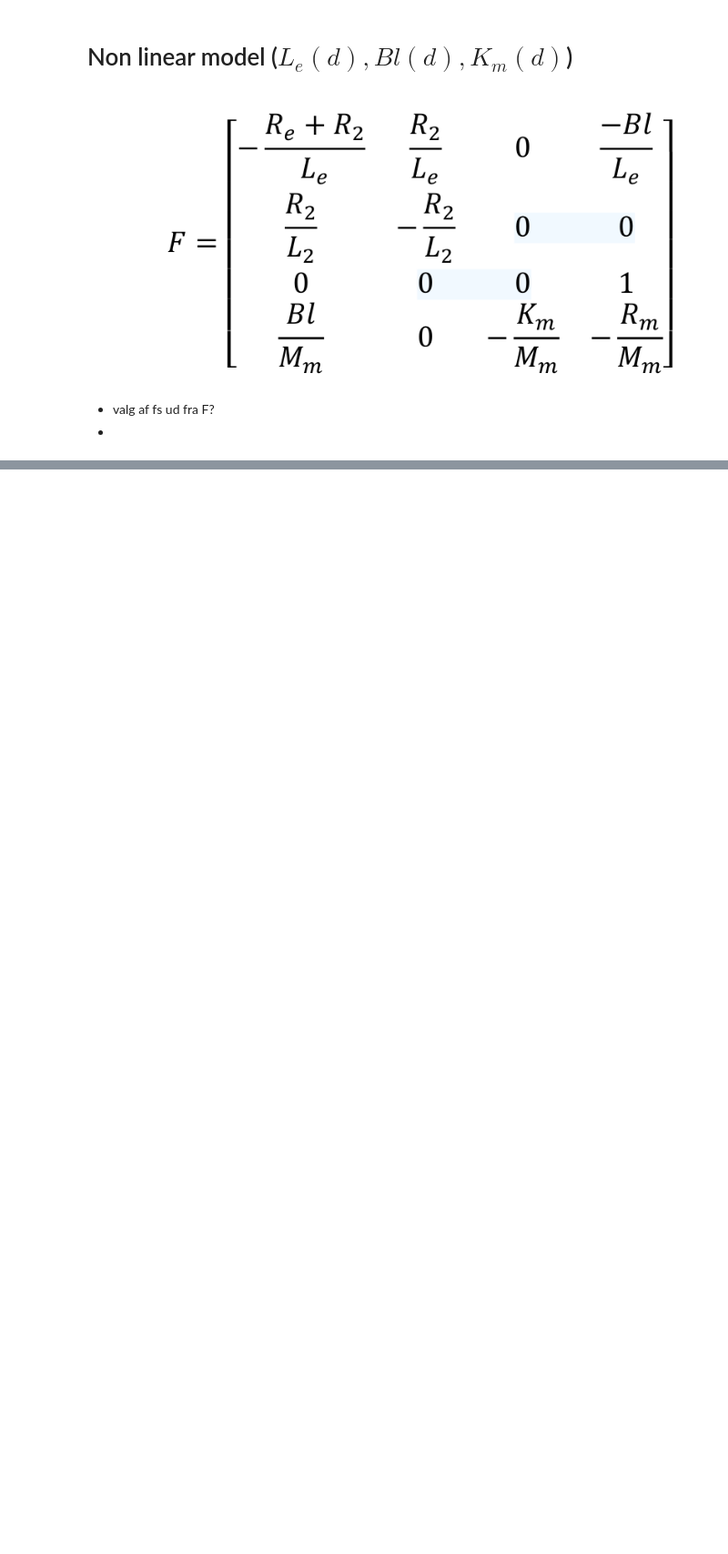
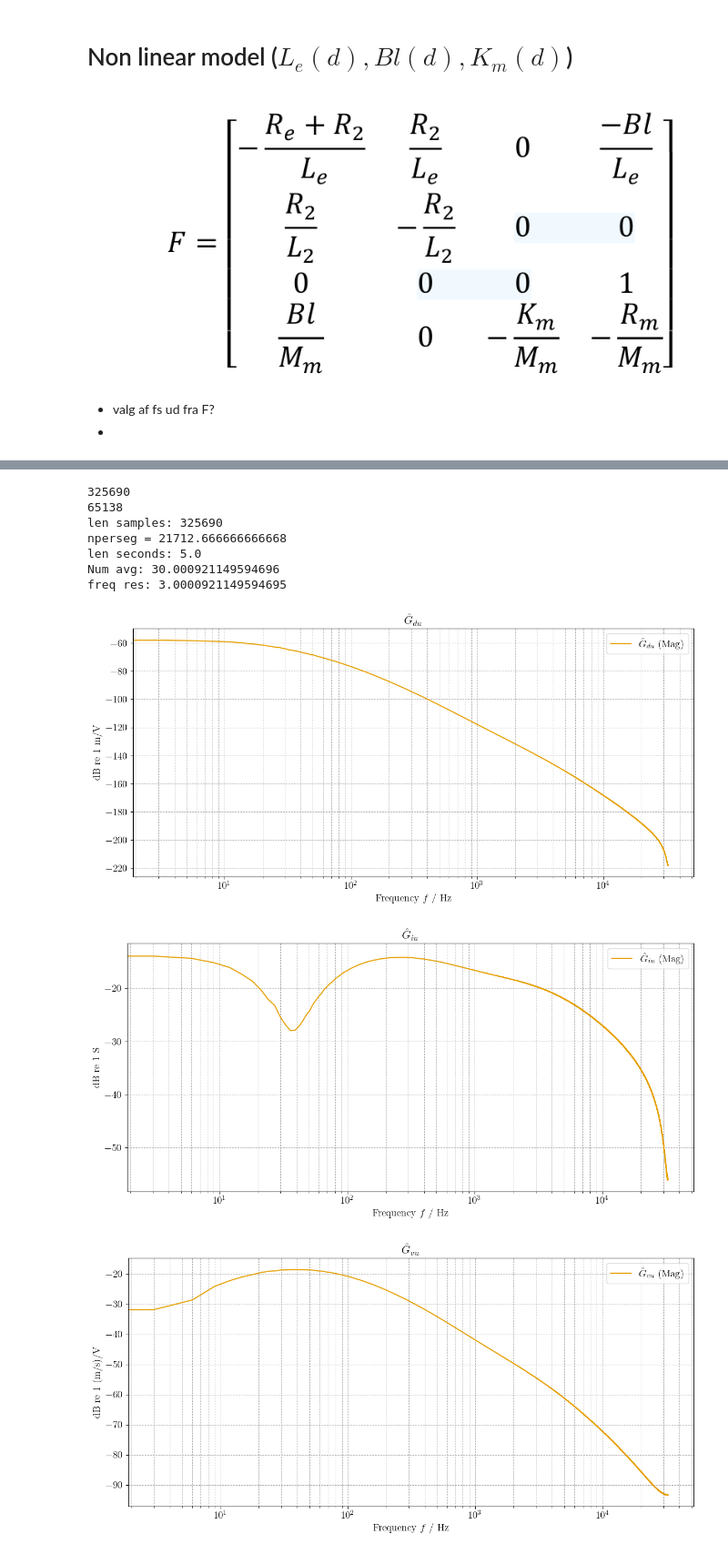
Before and after one commit to istlf/non-linear-transducers-project, a Jupyter notebook: Lab E - part 2 - non-linear-model.ipynb, the cells around one changed output, grey strips where cells are left out. Shown at 91% size. Cells and saved outputs as stored; diff of their text form; code cells hidden in the pictures; blank space fills up the shorter version.

```diff
--- a/Lab E - part 2 - non-linear-model.ipynb
+++ b/Lab E - part 2 - non-linear-model.ipynb
@@ -228,0 +469,22 @@ freq res: 3.0000921149594695
+# %%
+print(len(u))
+print(fs)
+G_iu, G_du, G_vu, f = util.welchie(u, X, fs)
+G_iu_mag_db, _, _ = engutil.tf_to_magphase(G_iu)
+G_du_mag_db, _, _ = engutil.tf_to_magphase(G_du)
+G_vu_mag_db, _, _ = engutil.tf_to_magphase(G_vu)
+
+engutil.plot_bode(f, [(G_du_mag_db, None)], legends=["$\\hat{G}_{du}$"], title="$\\hat{G}_{du}$", ylabel_left="dB re 1 m/V")
+engutil.plot_bode(f, [(G_iu_mag_db, None)], legends=["$\\hat{G}_{iu}$"], title="$\\hat{G}_{iu}$", ylabel_left="dB re 1 S")
+engutil.plot_bode(f, [(G_vu_mag_db, None)], legends=["$\\hat{G}_{vu}$"], title="$\\hat{G}_{vu}$", ylabel_left="dB re 1 (m/s)/V")
+# %% [output]
+325690
+65138
+len samples: 325690
+nperseg = 21712.666666666668
+len seconds: 5.0
+Num avg: 30.000921149594696
+freq res: 3.0000921149594695
+[figure, added]
+[figure, added]
+[figure, added]
```
Also changed, not shown: parts of 12 cells of this notebook, 18 other files.
